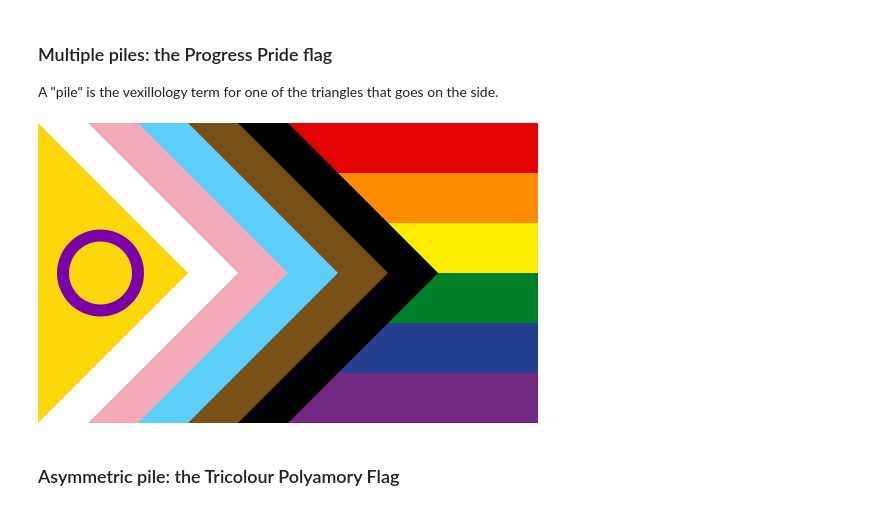
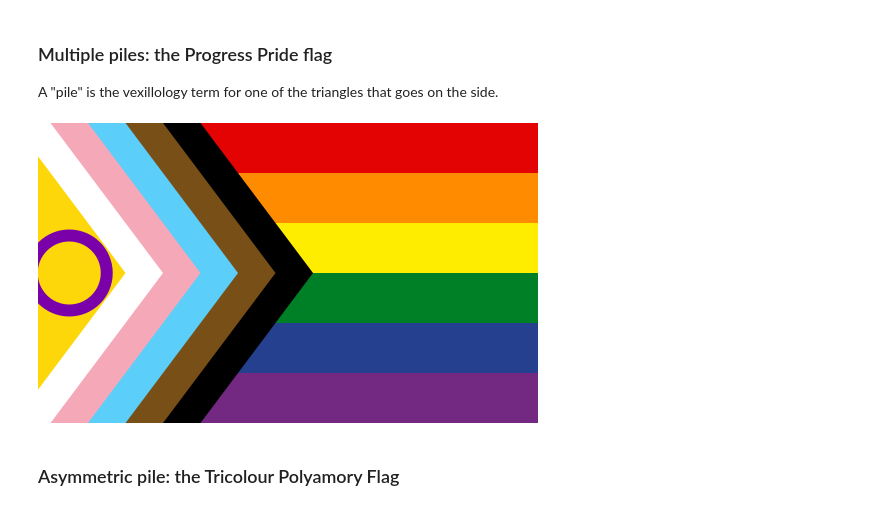
Before and after one commit to intervexual/drawpride, a Jupyter notebook: examples.ipynb, the cells around one changed output. Saved outputs shown, nothing was run; the diff lists cells and outputs as text; code cells hidden in the pictures.

```diff
--- a/examples.ipynb
+++ b/examples.ipynb
@@ -178,13 +229,13 @@ A "pile" is the vexillology term for one of the triangles that goes on the side.
 # %%
 # progress pride flag
 d = draw.Drawing(500, 300)
 sw = draw_horiz_bars(d, rainbow_stripes)
 pile_stripes = [intersex_yellow, 'white', trans_pink, trans_blue, '#784f16', 'black']
-pile_width = draw_multipile(d, pile_stripes, line_width=sw/2, size_ratio=0.9)
+pile_width = draw_multipile(d, pile_stripes, wid=0.6*d.width, stretch_ratio=1, x_start=-0.05*d.width)
 draw_transparent_ring(d, intersex_purple, wid=pile_width, size_ratio=0.5, x_start=-0.25 * sw)
 filelocations = save_flag(d, 'progress_pride', outdir, show_image=True)
 # %% [output]
-[figure, old version]
+[figure, new version]
 # %% [markdown]
 ### Asymmetric pile: the Tricolour Polyamory Flag
 # %%
```
Also changed, not shown: parts of 26 cells of this notebook, 45 other files.
